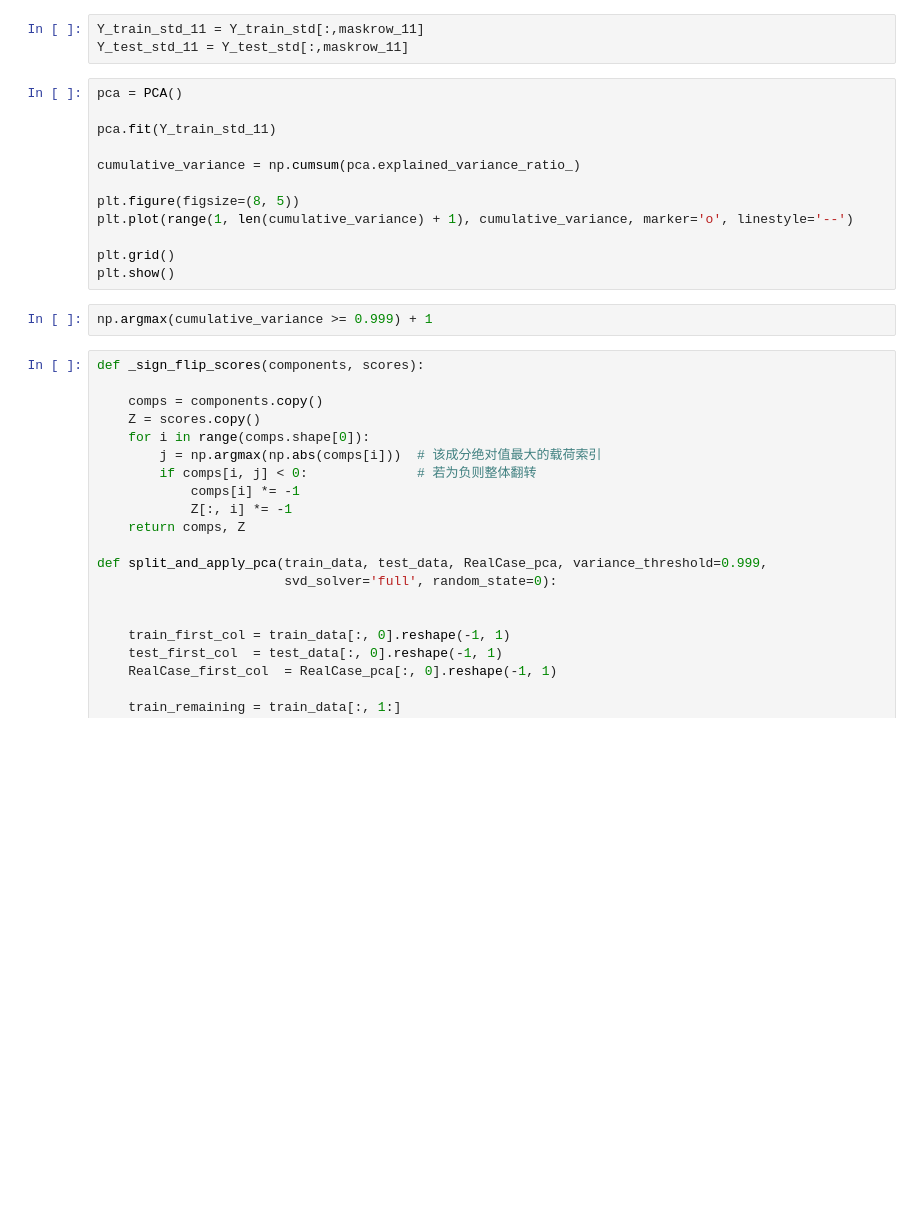
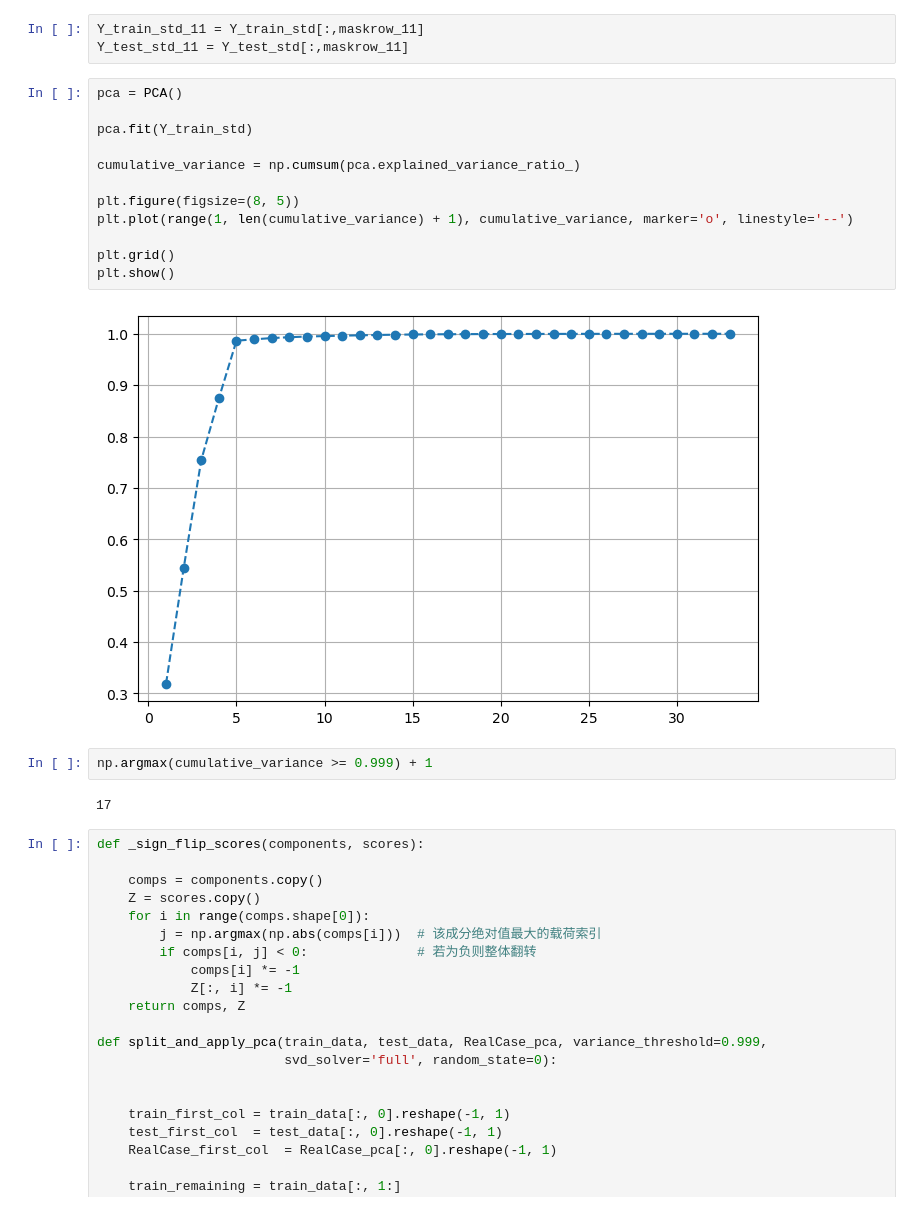
Before and after one commit to Aether-Ren/Multioutput_FixedG_GP, a Jupyter notebook: RealCase/PCA.ipynb, the cells around one changed output. Drawn from its saved outputs; the diff is of its cells as text; blank space fills up the shorter version.

```diff
--- a/RealCase/PCA.ipynb
+++ b/RealCase/PCA.ipynb
@@ -539,17 +539,21 @@ Y_test_std_11 = Y_test_std[:,maskrow_11]
 # %%
 pca = PCA()
 
-pca.fit(Y_train_std_11)
+pca.fit(Y_train_std)
 
 cumulative_variance = np.cumsum(pca.explained_variance_ratio_)
 
 plt.figure(figsize=(8, 5))
 plt.plot(range(1, len(cumulative_variance) + 1), cumulative_variance, marker='o', linestyle='--')
 
 plt.grid()
 plt.show()
+# %% [output]
+[figure, added]
 # %%
 np.argmax(cumulative_variance >= 0.999) + 1
+# %% [output]
+17
 # %%
 def _sign_flip_scores(components, scores):
 
```
Also changed, not shown: parts of 5 cells of this notebook, 2 other files.
